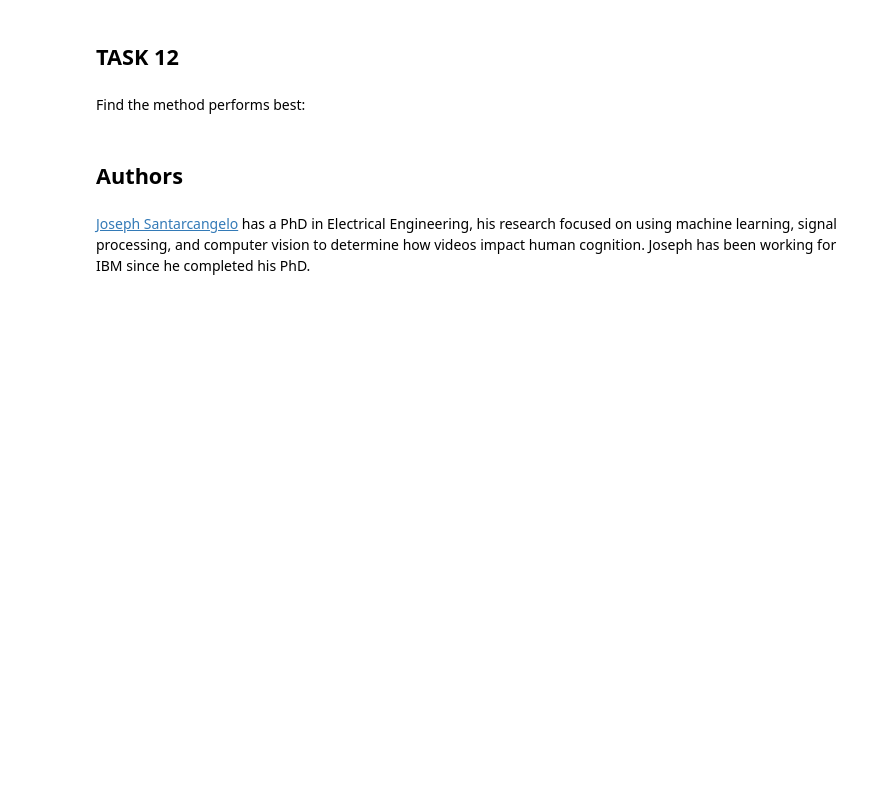
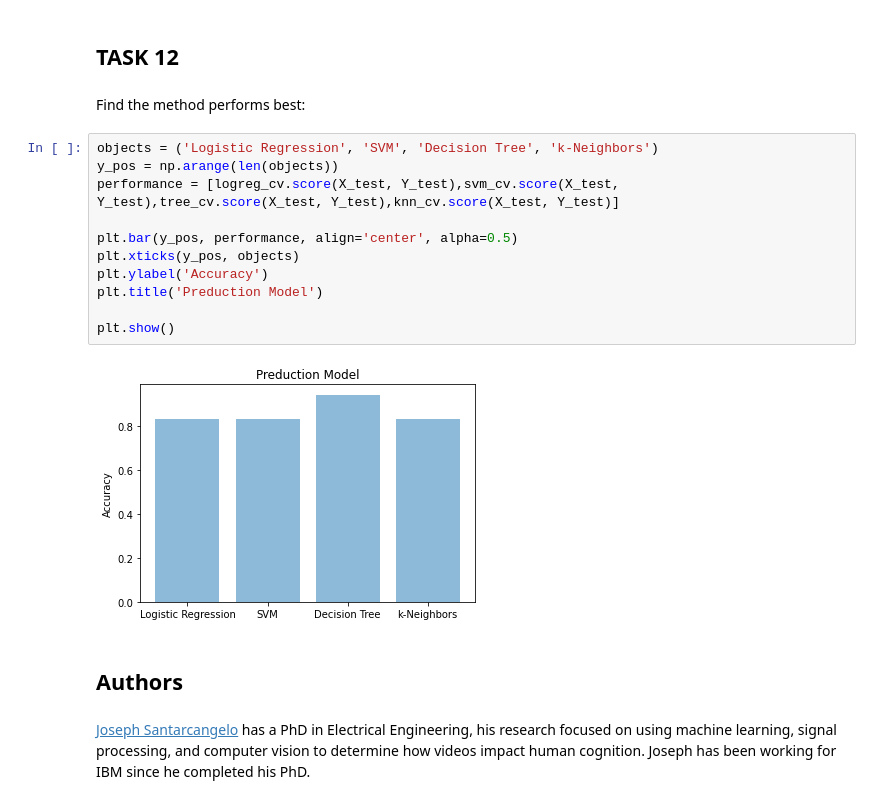
Before and after one commit to gary29024/Coursera_Capstone, a Jupyter notebook: Machine Learning Prediction.ipynb, the cells around one changed output. Cells and saved outputs as stored; diff of their text form; blank space fills up the shorter version.

```diff
--- a/Machine Learning Prediction.ipynb
+++ b/Machine Learning Prediction.ipynb
@@ -337,6 +319,19 @@ plot_confusion_matrix(Y_test,yhat)
 ## TASK  12
 # %% [markdown]
 Find the method performs best:
+# %%
+objects = ('Logistic Regression', 'SVM', 'Decision Tree', 'k-Neighbors')
+y_pos = np.arange(len(objects))
+performance = [logreg_cv.score(X_test, Y_test),svm_cv.score(X_test, Y_test),tree_cv.score(X_test, Y_test),knn_cv.score(X_test, Y_test)]
+
+plt.bar(y_pos, performance, align='center', alpha=0.5)
+plt.xticks(y_pos, objects)
+plt.ylabel('Accuracy')
+plt.title('Preduction Model')
+
+plt.show()
+# %% [output]
+[figure, added]
 # %% [markdown]
 ## Authors
 # %% [markdown]
```
Also changed, not shown: parts of 12 cells of this notebook.
